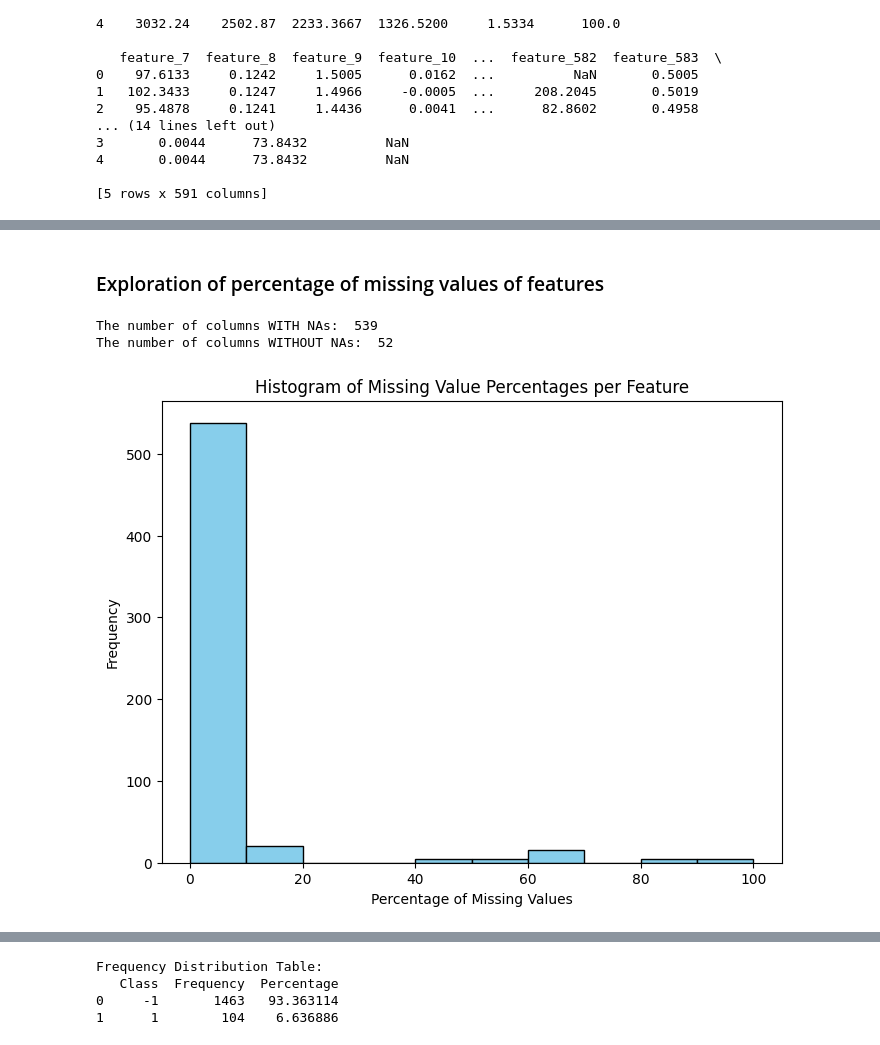
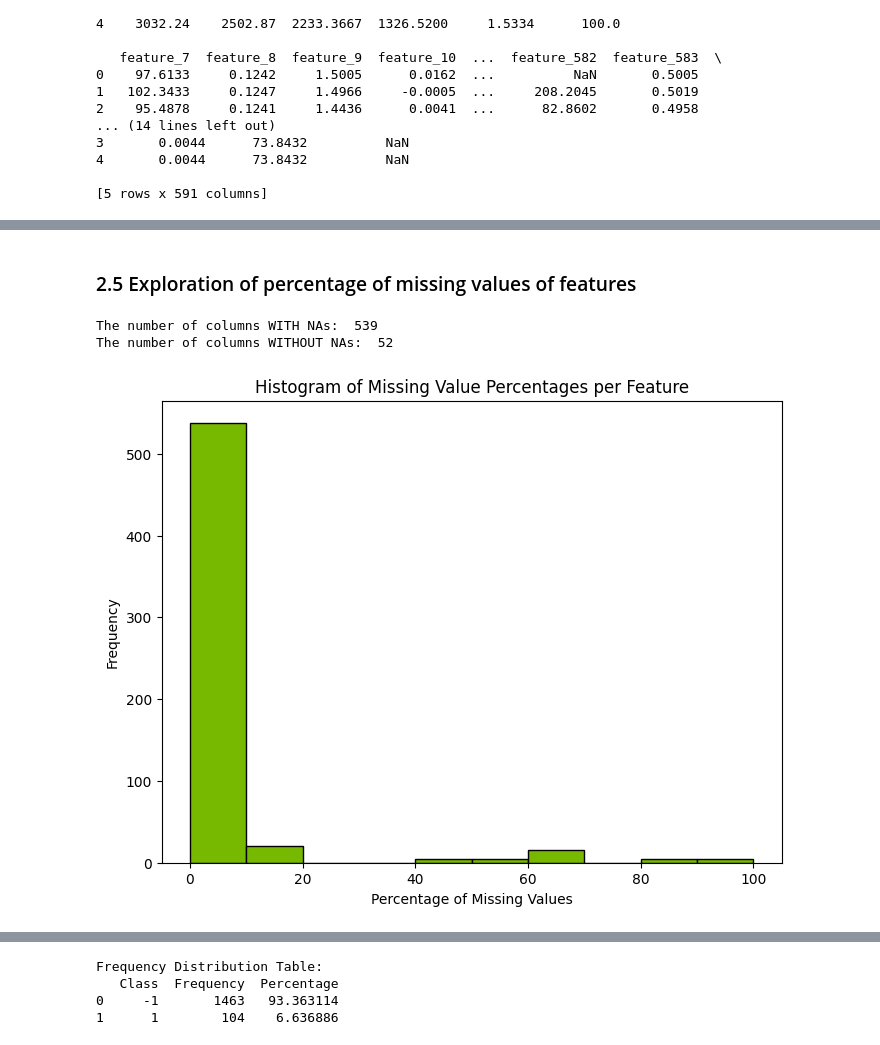
Before and after one commit to HayateSato/SECOM_Project, a Jupyter notebook: secom_file_draft_Majeed.ipynb, the cells around one changed output, grey strips where cells are left out. Saved outputs shown, nothing was run; the diff lists cells and outputs as text; code cells hidden in the pictures.

```diff
--- a/secom_file_draft_Majeed.ipynb
+++ b/secom_file_draft_Majeed.ipynb
@@ -139,22 +140,22 @@ plt.show()
 # %% [markdown]
-### Exploration of percentage of missing values of features
+### 2.5 Exploration of percentage of missing values of features
 # %%
 # Create a dataframe of percentage of missing values in each feature
 missing_df= secom_features_df.isnull().mean()*100
 
 # Print the number of columns with and without missing values
 print("The number of columns WITH NAs: ", secom_features_df.isna().any().sum())
 
 print("The number of columns WITHOUT NAs: ",len(secom_features_df.columns)-secom_features_df.isna().any().sum())
 
 # Plot a histogram of the missing value percentages
 plt.figure(figsize=(8, 6))
-plt.hist(missing_df, bins=10, color='skyblue', edgecolor='black')
+plt.hist(missing_df, bins=10, color='#76B900', edgecolor='black')
 plt.xlabel('Percentage of Missing Values')
 plt.ylabel('Frequency')
 plt.title('Histogram of Missing Value Percentages per Feature')
 plt.grid(False)
 # %% [output]
 The number of columns WITH NAs:  539
 The number of columns WITHOUT NAs:  52
-[figure, old version]
+[figure, new version]
```
Also changed, not shown: parts of 53 cells of this notebook.
